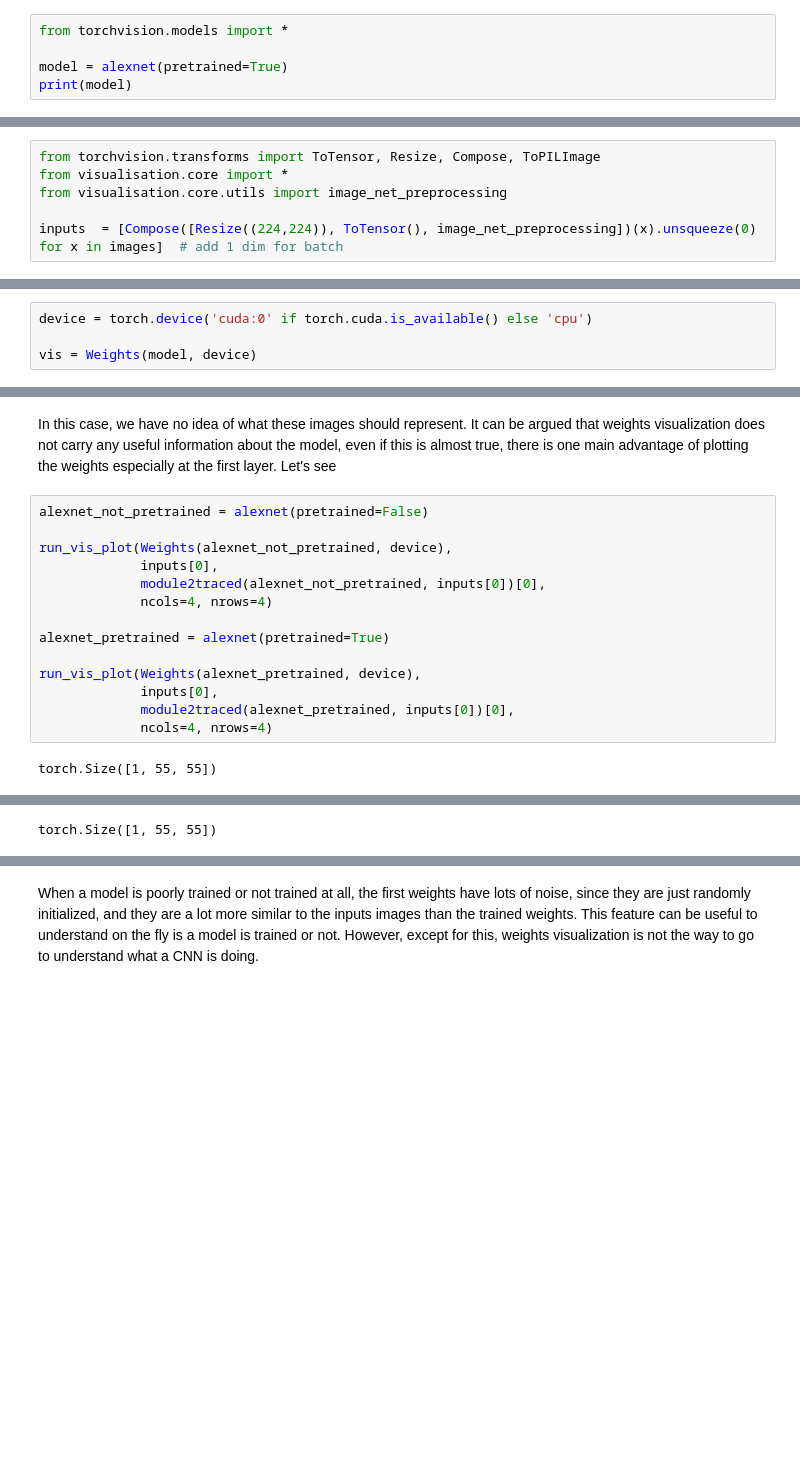
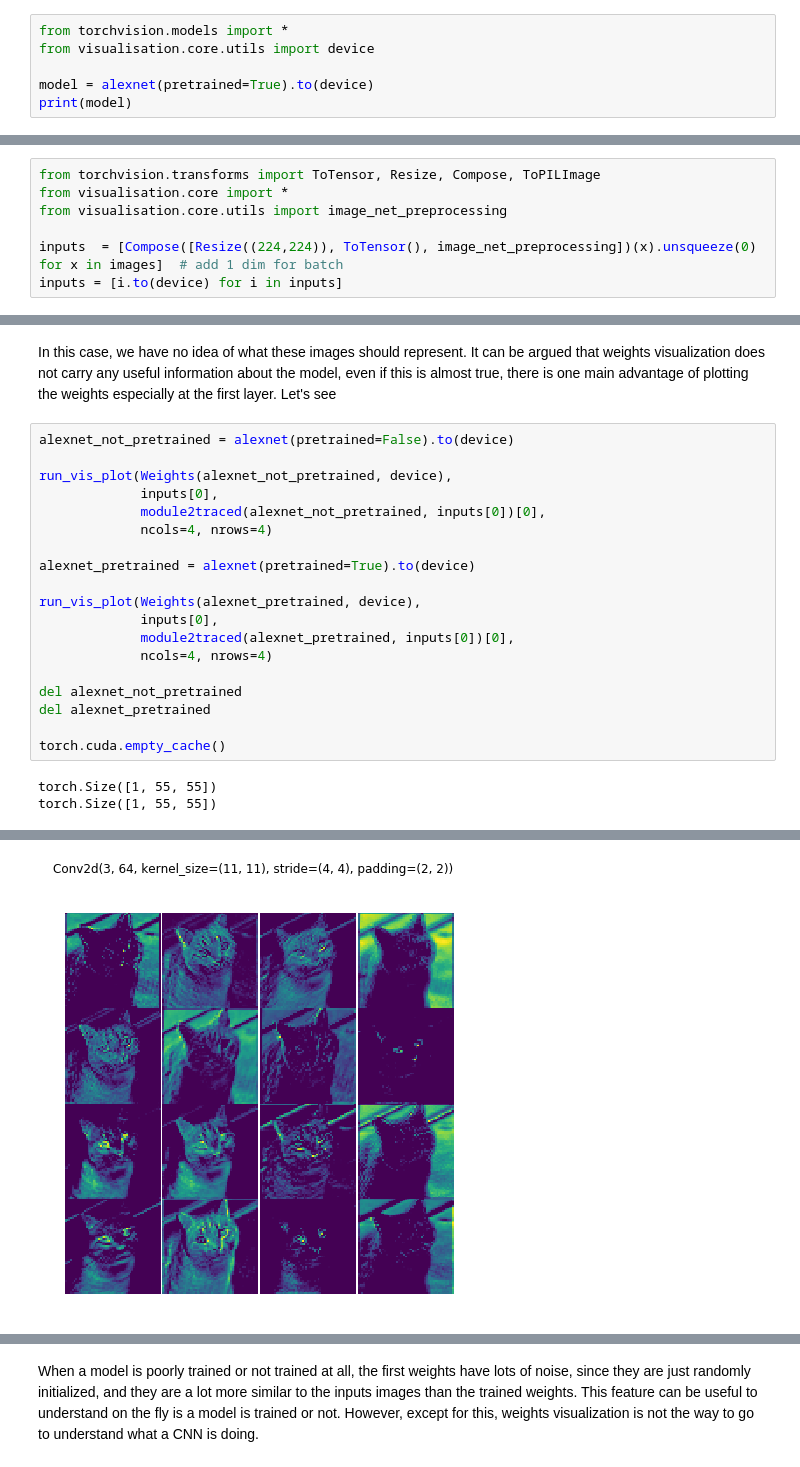
Before and after one commit to FrancescoSaverioZuppichini/A-journey-into-Convolutional-Neural-Network-visualization-, a Jupyter notebook: notebook.ipynb, the cells around one changed output, grey strips where cells are left out. Cells and saved outputs as stored; diff of their text form; blank space fills up the shorter version.

```diff
--- a/notebook.ipynb
+++ b/notebook.ipynb
@@ -19,8 +19,9 @@ Let's start our journey by selecting some images to be used as inputs. We are fi
 %autoreload 2
 # %%
 from torchvision.models import *
+from visualisation.core.utils import device
 
-model = alexnet(pretrained=True)
+model = alexnet(pretrained=True).to(device)
 print(model)
 # %% [output]
 AlexNet(
@@ -111,6 +112,7 @@ from visualisation.core import *
 from visualisation.core.utils import image_net_preprocessing
 
 inputs  = [Compose([Resize((224,224)), ToTensor(), image_net_preprocessing])(x).unsqueeze(0) for x in images]  # add 1 dim for batch
+inputs = [i.to(device) for i in inputs]
 # %% [markdown]
 We will also need the human readable label for each class
 # %%
@@ -190,7 +176,3 @@ modules
  Linear(in_features=4096, out_features=1000, bias=True)]
 # %% [markdown]
 Let's plot the first layer
-# %%
-device = torch.device('cuda:0' if torch.cuda.is_available() else 'cpu')
-
-vis = Weights(model, device)
@@ -242,18 +222,24 @@ torch.Size([1, 13, 13])
 # %% [markdown]
 In this case, we have no idea of what these images should represent. It can be argued that weights visualization does not carry any useful information about the model, even if this is almost true, there is one main advantage of plotting the weights especially at the first layer. Let's see
 # %%
-alexnet_not_pretrained = alexnet(pretrained=False)
+alexnet_not_pretrained = alexnet(pretrained=False).to(device)
 
 run_vis_plot(Weights(alexnet_not_pretrained, device),
              inputs[0],
              module2traced(alexnet_not_pretrained, inputs[0])[0],
              ncols=4, nrows=4)
 
-alexnet_pretrained = alexnet(pretrained=True)
+alexnet_pretrained = alexnet(pretrained=True).to(device)
 
 run_vis_plot(Weights(alexnet_pretrained, device),
              inputs[0],
              module2traced(alexnet_pretrained, inputs[0])[0],
              ncols=4, nrows=4)
+
+del alexnet_not_pretrained
+del alexnet_pretrained
+
+torch.cuda.empty_cache()
 # %% [output]
 torch.Size([1, 55, 55])
+torch.Size([1, 55, 55])
@@ -262 +245,0 @@ torch.Size([1, 55, 55])
-torch.Size([1, 55, 55])
@@ -264,0 +246 @@ torch.Size([1, 55, 55])
+[figure, added]
```
Also changed, not shown: parts of 36 cells of this notebook, 3 other files.
